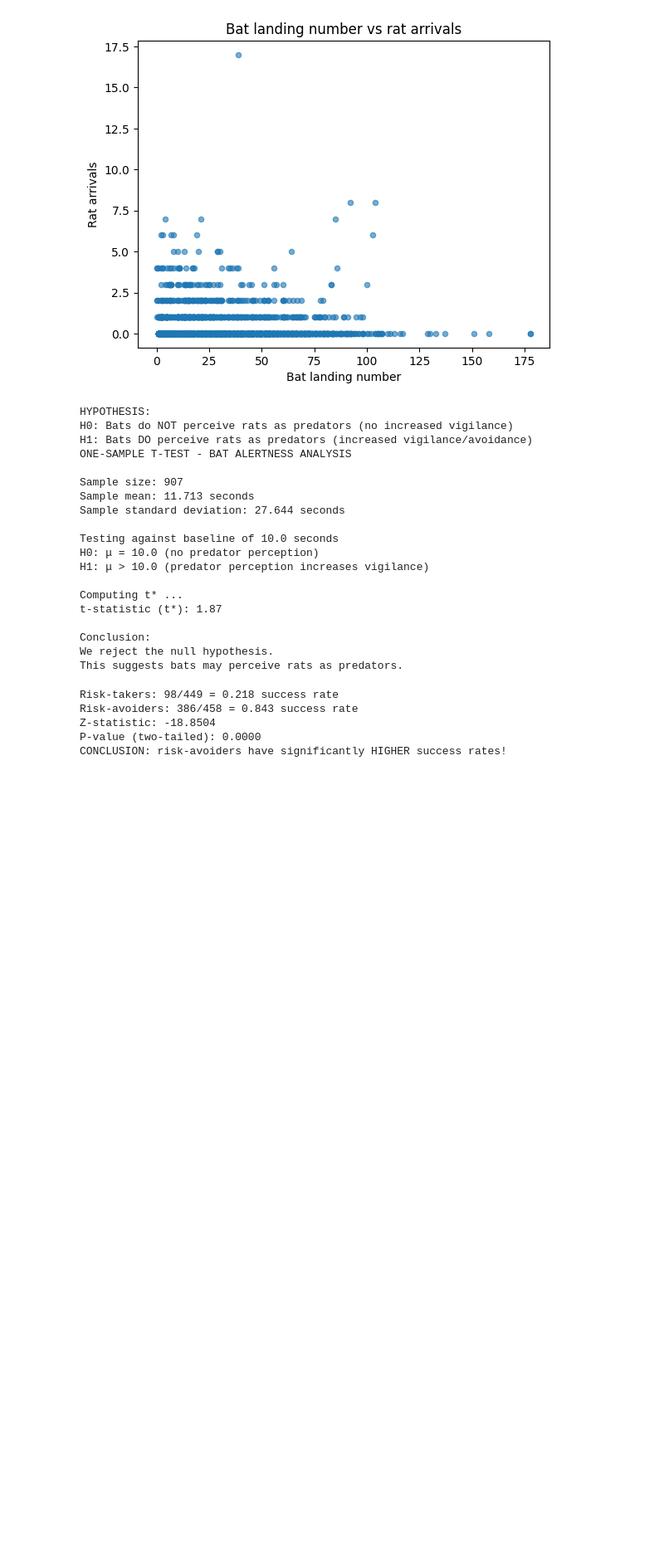
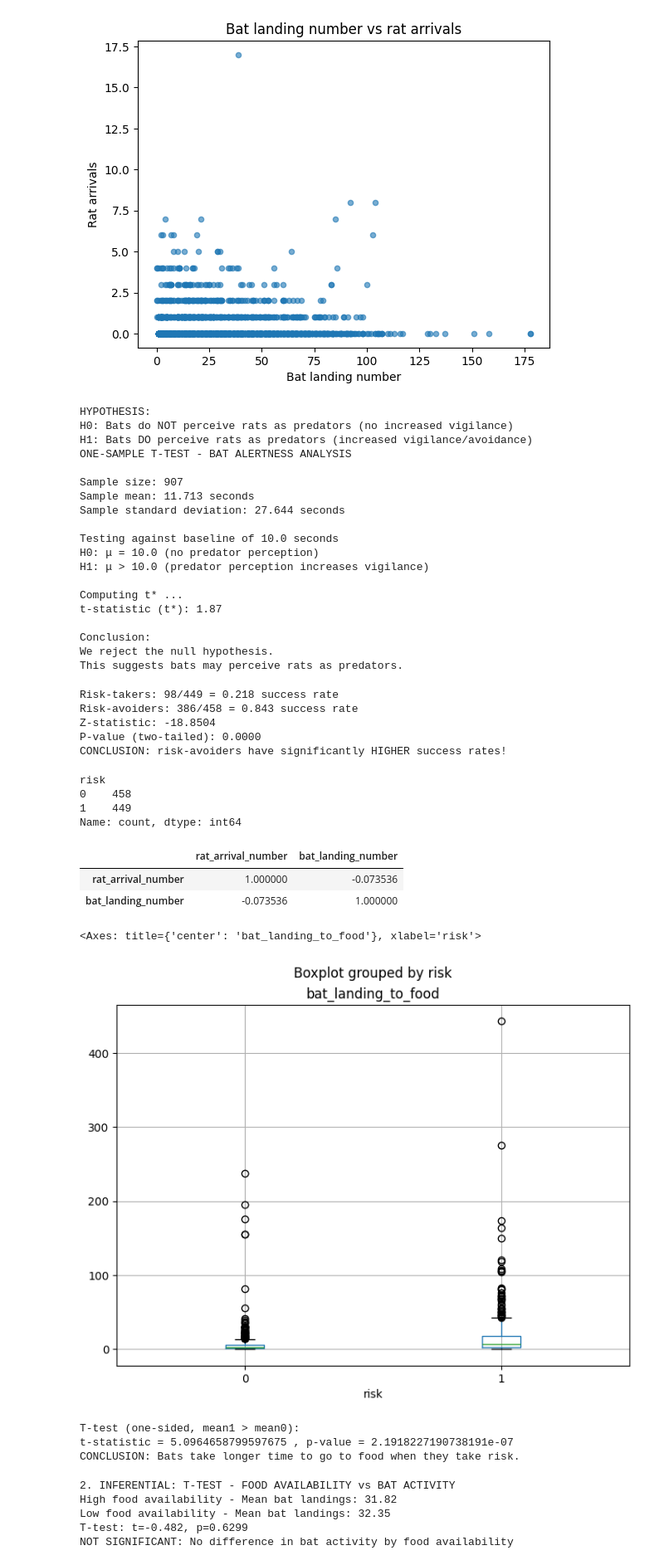
Before and after one commit to Roshan54321/Foundations_of_Data_Science_Assignment_2, a Jupyter notebook: assessment2.ipynb, the cells around one changed output. Shown at 83% size. Saved outputs shown, nothing was run; the diff lists cells and outputs as text; code cells hidden in the pictures; blank space fills up the shorter version.

```diff
--- a/assessment2.ipynb
+++ b/assessment2.ipynb
@@ -364,3 +364,69 @@ Risk-avoiders: 386/458 = 0.843 success rate
 Z-statistic: -18.8504
 P-value (two-tailed): 0.0000
 CONCLUSION: risk-avoiders have significantly HIGHER success rates!
+# %%
+refined_dataset1['risk'].value_counts().sort_index()
+# %% [output]
+risk
+0    458
+1    449
+Name: count, dtype: int64
+# %%
+refined_dataset2[['rat_arrival_number', 'bat_landing_number']].corr()
+# %% [output]
+|  | rat_arrival_number | bat_landing_number |
+| rat_arrival_number | 1.000000 | -0.073536 |
+| bat_landing_number | -0.073536 | 1.000000 |
+# %%
+refined_dataset1.boxplot(column='bat_landing_to_food', by='risk',
+                           figsize=(8,6))
+# %% [output]
+<Axes: title={'center': 'bat_landing_to_food'}, xlabel='risk'>
+[figure, added]
+# %%
+# Inferential Analysis
+# Z-TEST FOR PROPORTIONS - bat landing to food time by risk bahavior
+
+risk_avoid_bat_landing_to_food = refined_dataset1[refined_dataset1['risk'] == 0]['bat_landing_to_food']
+risk_take_bat_landing_to_food = refined_dataset1[refined_dataset1['risk'] == 1]['bat_landing_to_food']
+
+# 2. One-sided test (risk=1 mean > risk=0 mean)
+t_stat_greater, p_val_greater = ttest_ind(risk_take_bat_landing_to_food, risk_avoid_bat_landing_to_food, equal_var=False, alternative='greater')
+print("\nT-test (one-sided, mean1 > mean0):")
+print("t-statistic =", t_stat_greater, ", p-value =", p_val_greater)
+if p_val_greater < 0.05:
+    print("CONCLUSION: Bats take longer time to go to food when they take risk.")
+else:
+    print("CONCLUSION: Bats take longer time to go to food when they don't take risk.")
+# %% [output]
+T-test (one-sided, mean1 > mean0):
+t-statistic = 5.0964658799597675 , p-value = 2.1918227190738191e-07
+CONCLUSION: Bats take longer time to go to food when they take risk.
+# %%
+# Inferential Analysis
+# T-TEST FOR PROPORTIONS - food availability vs bat landing numbers
+print("\n2. INFERENTIAL: T-TEST - FOOD AVAILABILITY vs BAT ACTIVITY")
+
+# Split by high vs low food availability
+food_median = refined_dataset2['food_availability'].median()
+high_food_activity = refined_dataset2[refined_dataset2['food_availability'] > food_median]['bat_landing_number']
+low_food_activity = refined_dataset2[refined_dataset2['food_availability'] <= food_median]['bat_landing_number']
+
+t_stat, p_val = stats.ttest_ind(high_food_activity, low_food_activity)
+print(f"High food availability - Mean bat landings: {high_food_activity.mean():.2f}")
+print(f"Low food availability - Mean bat landings: {low_food_activity.mean():.2f}")
+print(f"T-test: t={t_stat:.3f}, p={p_val:.4f}")
+
+if p_val < 0.05:
+    if low_food_activity.mean() > high_food_activity.mean():
+        print("SIGNIFICANT: More bat activity when food is scarce (increased vigilance/competition)")
+    else:
+        print("SIGNIFICANT: Less bat activity when food is scarce")
+else:
+    print("NOT SIGNIFICANT: No difference in bat activity by food availability")
+# %% [output]
+2. INFERENTIAL: T-TEST - FOOD AVAILABILITY vs BAT ACTIVITY
+High food availability - Mean bat landings: 31.82
+Low food availability - Mean bat landings: 32.35
+T-test: t=-0.482, p=0.6299
+NOT SIGNIFICANT: No difference in bat activity by food availability
```
Also changed, not shown: parts of 6 cells of this notebook.
